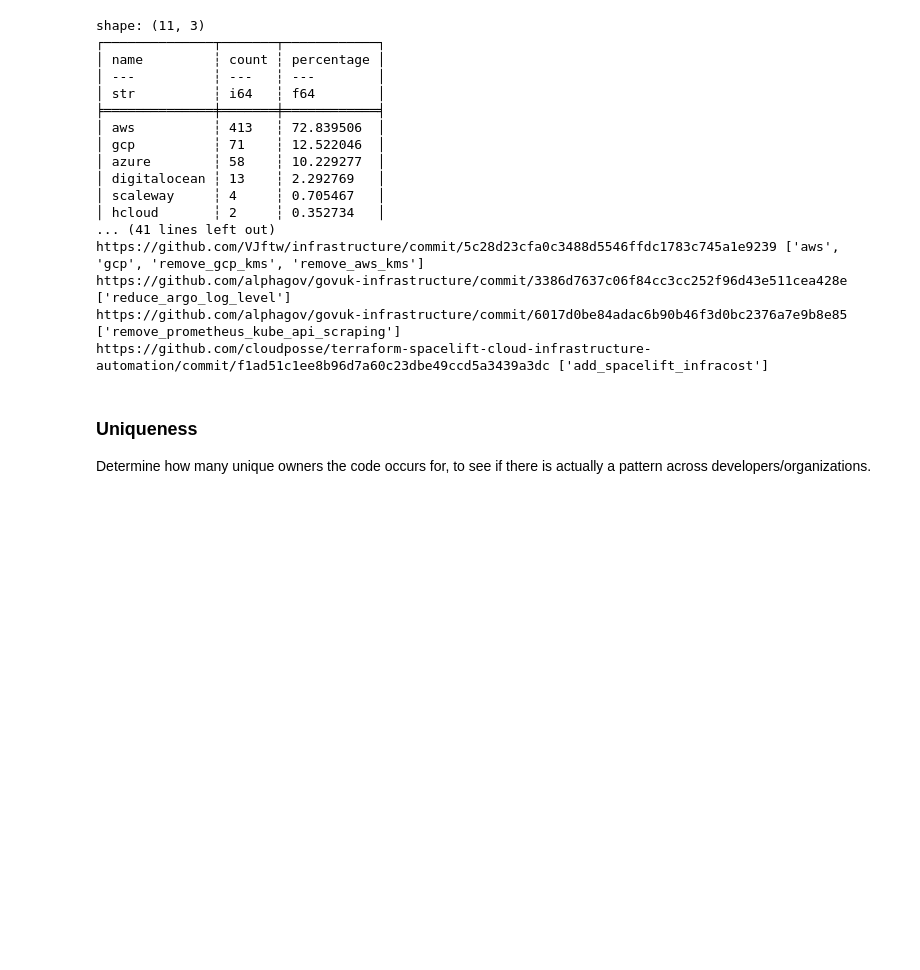
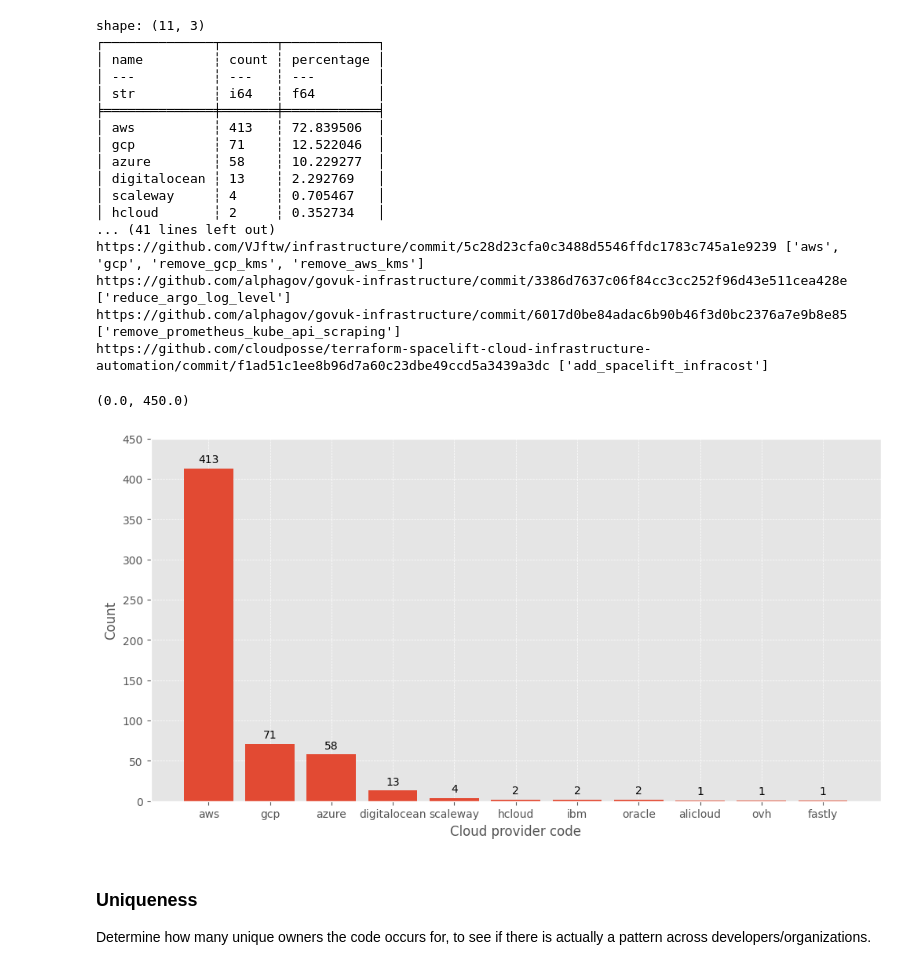
Before and after one commit to InputUsername/iac-cost-linters, a Jupyter notebook: 2-pattern-extraction/analyse_data.ipynb, the cells around one changed output. Cells and saved outputs as stored; diff of their text form; code cells hidden in the pictures; blank space fills up the shorter version.

Commit message:
Add cloud distribution graph

```diff
--- a/2-pattern-extraction/analyse_data.ipynb
+++ b/2-pattern-extraction/analyse_data.ipynb
@@ -132,6 +132,27 @@ https://github.com/VJftw/infrastructure/commit/5c28d23cfa0c3488d5546ffdc1783c745
 https://github.com/alphagov/govuk-infrastructure/commit/3386d7637c06f84cc3cc252f96d43e511cea428e ['reduce_argo_log_level']
 https://github.com/alphagov/govuk-infrastructure/commit/6017d0be84adac6b90b46f3d0bc2376a7e9b8e85 ['remove_prometheus_kube_api_scraping']
 https://github.com/cloudposse/terraform-spacelift-cloud-infrastructure-automation/commit/f1ad51c1ee8b96d7a60c23dbe49ccd5a3439a3dc ['add_spacelift_infracost']
+# %%
+import matplotlib.pyplot as plt
+
+cloud_names = cloud_codes.get_column('name').to_list()
+cloud_counts = cloud_codes.get_column('count').to_list()
+
+plt.style.use('ggplot')
+
+plt.figure(figsize=(12, 6))
+bars = plt.bar(cloud_names, cloud_counts)
+
+plt.bar_label(bars, padding=3)
+
+plt.grid(True, which='both', linestyle='--', linewidth=0.5)
+
+plt.xlabel('Cloud provider code')
+plt.ylabel('Count')
+plt.ylim(0, 450)
+# %% [output]
+(0.0, 450.0)
+[figure, added]
 # %% [markdown]
 ### Uniqueness
 
```
Also changed, not shown: parts of 1 cell of this notebook.
